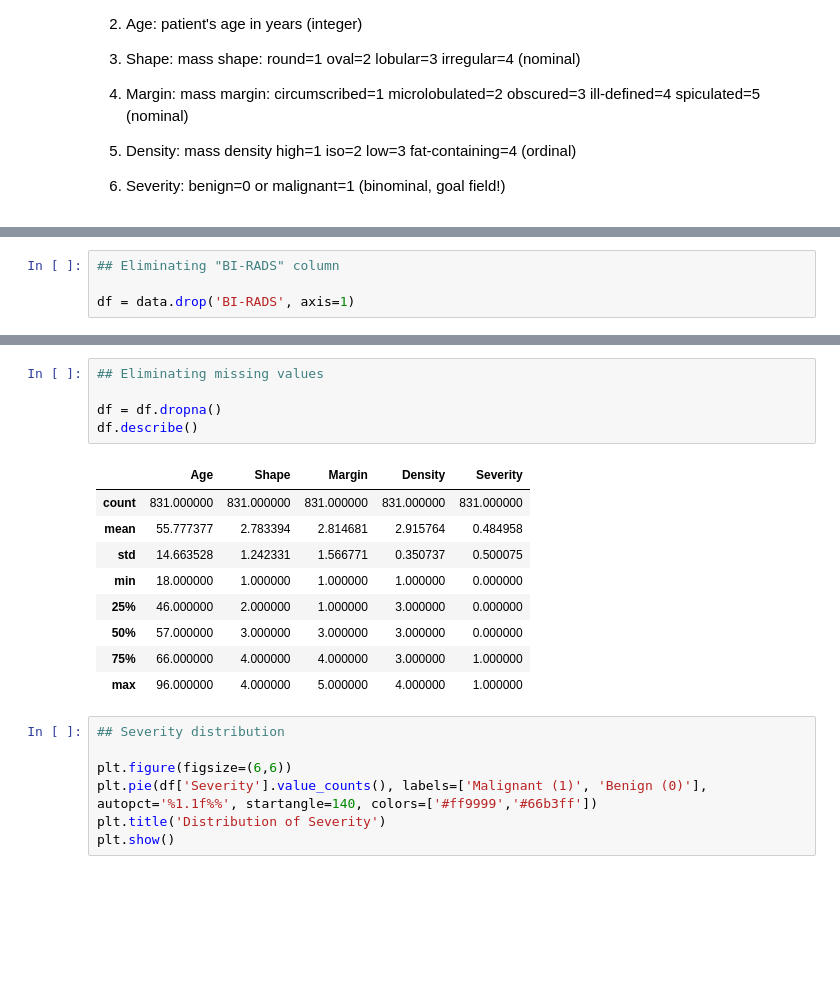
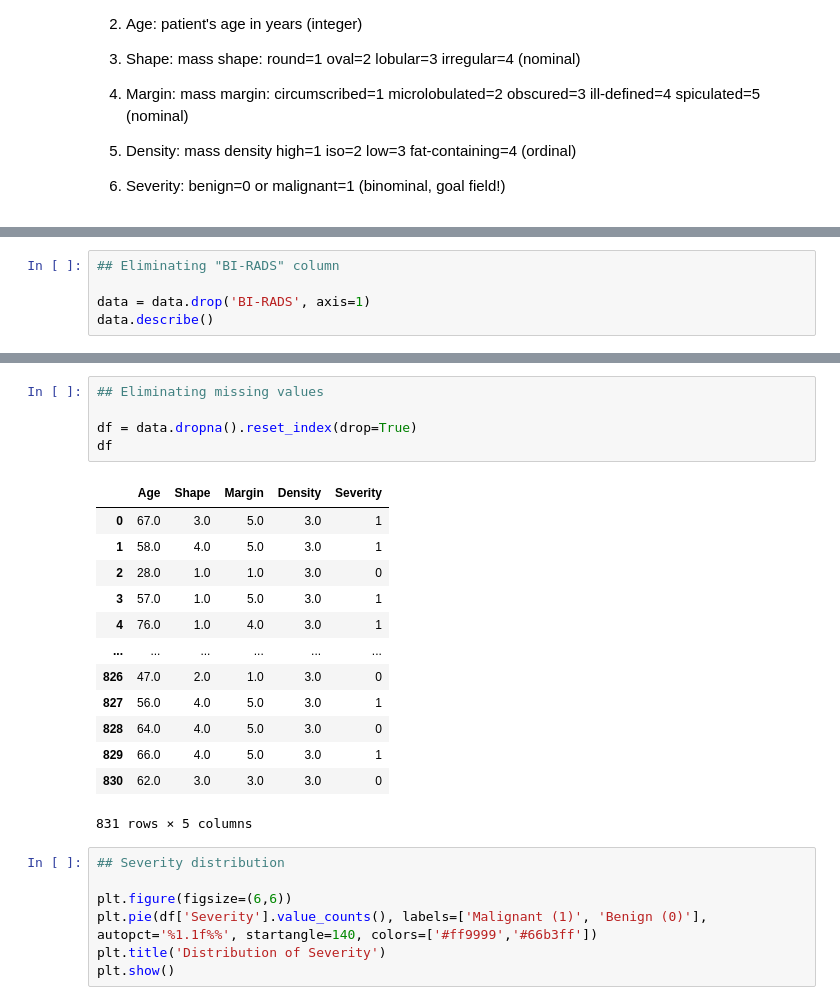
Before and after one commit to ceciliasant/AAproj1, a Jupyter notebook: proj1.ipynb, the cells around one changed output, grey strips where cells are left out. Saved outputs shown, nothing was run; the diff lists cells and outputs as text; blank space fills up the shorter version.

```diff
--- a/proj1.ipynb
+++ b/proj1.ipynb
@@ -41,4 +52,5 @@ data.head()
 # %%
 ## Eliminating "BI-RADS" column
 
-df = data.drop('BI-RADS', axis=1)
+data = data.drop('BI-RADS', axis=1)
+data.describe()
@@ -65,18 +87,22 @@ plt.show()
 # %%
 ## Eliminating missing values
 
-df = df.dropna()
-df.describe()
+df = data.dropna().reset_index(drop=True)
+df
 # %% [output]
 |  | Age | Shape | Margin | Density | Severity |
-| count | 831.000000 | 831.000000 | 831.000000 | 831.000000 | 831.000000 |
-| mean | 55.777377 | 2.783394 | 2.814681 | 2.915764 | 0.484958 |
-| std | 14.663528 | 1.242331 | 1.566771 | 0.350737 | 0.500075 |
-| min | 18.000000 | 1.000000 | 1.000000 | 1.000000 | 0.000000 |
-| 25% | 46.000000 | 2.000000 | 1.000000 | 3.000000 | 0.000000 |
-| 50% | 57.000000 | 3.000000 | 3.000000 | 3.000000 | 0.000000 |
-| 75% | 66.000000 | 4.000000 | 4.000000 | 3.000000 | 1.000000 |
-| max | 96.000000 | 4.000000 | 5.000000 | 4.000000 | 1.000000 |
+| 0 | 67.0 | 3.0 | 5.0 | 3.0 | 1 |
+| 1 | 58.0 | 4.0 | 5.0 | 3.0 | 1 |
+| 2 | 28.0 | 1.0 | 1.0 | 3.0 | 0 |
+| 3 | 57.0 | 1.0 | 5.0 | 3.0 | 1 |
+| 4 | 76.0 | 1.0 | 4.0 | 3.0 | 1 |
+| ... | ... | ... | ... | ... | ... |
+| 826 | 47.0 | 2.0 | 1.0 | 3.0 | 0 |
+| 827 | 56.0 | 4.0 | 5.0 | 3.0 | 1 |
+| 828 | 64.0 | 4.0 | 5.0 | 3.0 | 0 |
+| 829 | 66.0 | 4.0 | 5.0 | 3.0 | 1 |
+| 830 | 62.0 | 3.0 | 3.0 | 3.0 | 0 |
+831 rows × 5 columns
 # %%
 ## Severity distribution
 
```
Also changed, not shown: parts of 23 cells of this notebook.
